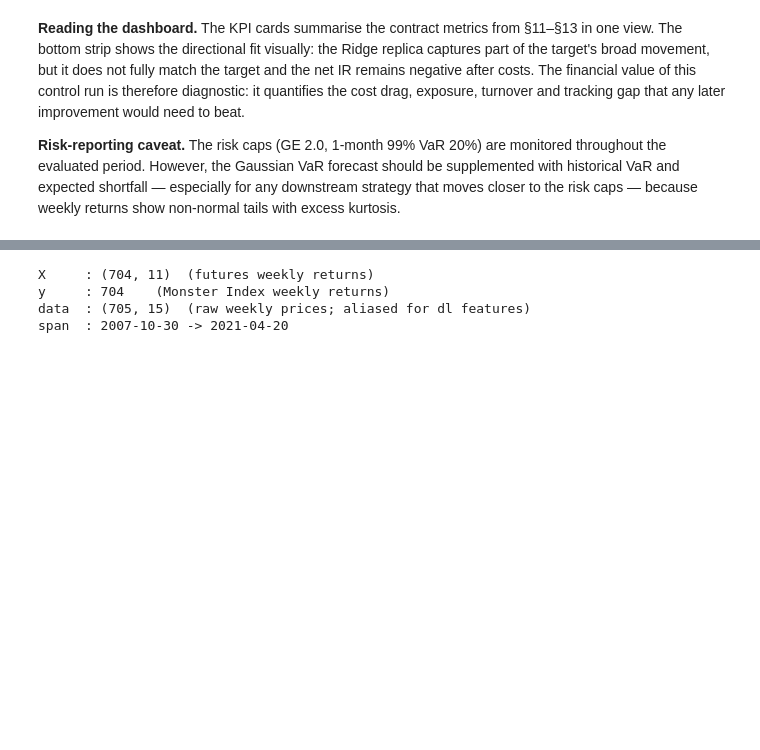
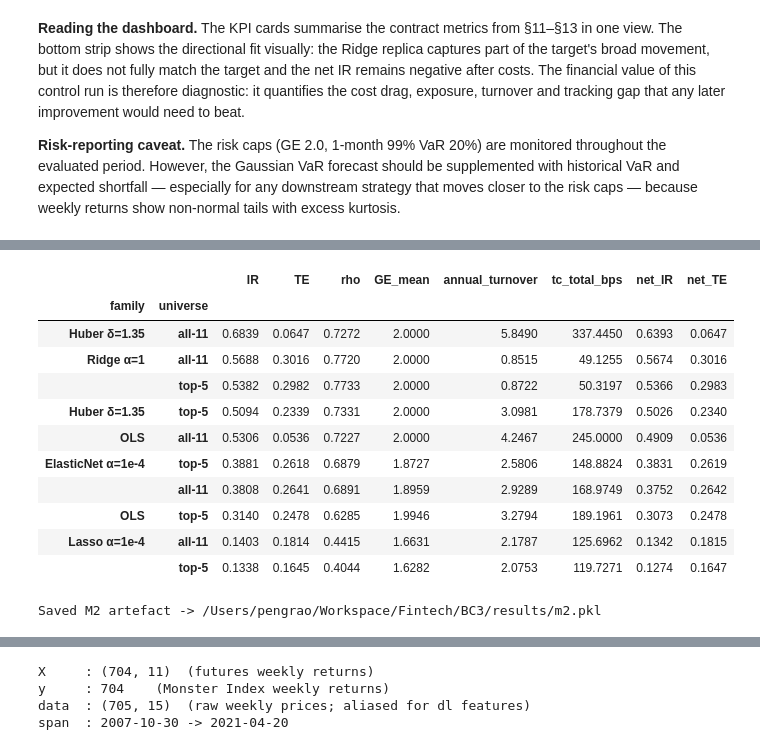
Before and after one commit to Peng-Rao/Fintech, a Jupyter notebook: BC3/main.ipynb, the cells around one changed output, grey strips where cells are left out. Drawn from its saved outputs; the diff is of its cells as text; code cells hidden in the pictures; blank space fills up the shorter version.

```diff
--- a/BC3/main.ipynb
+++ b/BC3/main.ipynb
@@ -1293,0 +1562,61 @@ The Ridge control model tracks the broad direction of the target, but the net in
+# %%
+master_alpha_factories: dict[str, Callable[[], Any]] = {
+    "OLS":         lambda: LinearRegression(fit_intercept=False),
+    "Ridge α=1":   lambda: Ridge(alpha=1.0, fit_intercept=False),
+    "Lasso α=1e-4": lambda: Lasso(alpha=1e-4, fit_intercept=False, max_iter=20000),
+    "ElasticNet α=1e-4": lambda: ElasticNet(alpha=1e-4, l1_ratio=0.5, fit_intercept=False, max_iter=20000),
+    "Huber δ=1.35": lambda: HuberRegressor(alpha=1e-4, epsilon=1.35, fit_intercept=False, max_iter=500),
+}
+
+m2_master: dict[str, ReplicaResult] = {}
+for family, factory in master_alpha_factories.items():
+    for universe, k in (("all-11", None), ("top-5", 5)):
+        label = f"{family} | {universe}"
+        m2_master[label] = run_predict_then_optimize_backtest(
+            X, y, factory,
+            config=BASELINE_CFG,
+            po_config=POConfig(top_k=k),
+            name=label,
+        )
+
+master_rows = []
+for label, r in m2_master.items():
+    family, universe = [s.strip() for s in label.split("|")]
+    m = r.metrics
+    master_rows.append({
+        "family": family,
+        "universe": universe,
+        "IR": m["IR"], "TE": m["TE"], "rho": m["rho"],
+        "GE_mean": m["GE"], "annual_turnover": m["annual_turnover"],
+        "tc_total_bps": m["tc_total_bps"],
+        "net_IR": m["net_IR"], "net_TE": m["net_TE"],
+    })
+master_df = pd.DataFrame(master_rows).sort_values("net_IR", ascending=False).set_index(["family", "universe"])
+display(master_df.round(4))
+
+# Persist M2 artefact for downstream M5 synthesis (one row per (family, universe, metric)).
+results_dir = OUT
+results_dir.mkdir(exist_ok=True)
+m2_artifact = {
+    "table": master_df,
+    "weights": {label: r.weights_history for label, r in m2_master.items()},
+    "metrics": {label: r.metrics for label, r in m2_master.items()},
+    "config": {"po_config": asdict(POConfig()), "harness_config": asdict(BASELINE_CFG)},
+}
+with (results_dir / "m2.pkl").open("wb") as f:
+    pickle.dump(m2_artifact, f)
+print(f"Saved M2 artefact -> {results_dir / 'm2.pkl'}")
+# %% [output]
+|  |  | IR | TE | rho | GE_mean | annual_turnover | tc_total_bps | net_IR | net_TE |
+| family | universe |  |  |  |  |  |  |  |  |
+| Huber δ=1.35 | all-11 | 0.6839 | 0.0647 | 0.7272 | 2.0000 | 5.8490 | 337.4450 | 0.6393 | 0.0647 |
+| Ridge α=1 | all-11 | 0.5688 | 0.3016 | 0.7720 | 2.0000 | 0.8515 | 49.1255 | 0.5674 | 0.3016 |
+|  | top-5 | 0.5382 | 0.2982 | 0.7733 | 2.0000 | 0.8722 | 50.3197 | 0.5366 | 0.2983 |
+| Huber δ=1.35 | top-5 | 0.5094 | 0.2339 | 0.7331 | 2.0000 | 3.0981 | 178.7379 | 0.5026 | 0.2340 |
+| OLS | all-11 | 0.5306 | 0.0536 | 0.7227 | 2.0000 | 4.2467 | 245.0000 | 0.4909 | 0.0536 |
+| ElasticNet α=1e-4 | top-5 | 0.3881 | 0.2618 | 0.6879 | 1.8727 | 2.5806 | 148.8824 | 0.3831 | 0.2619 |
+|  | all-11 | 0.3808 | 0.2641 | 0.6891 | 1.8959 | 2.9289 | 168.9749 | 0.3752 | 0.2642 |
+| OLS | top-5 | 0.3140 | 0.2478 | 0.6285 | 1.9946 | 3.2794 | 189.1961 | 0.3073 | 0.2478 |
+| Lasso α=1e-4 | all-11 | 0.1403 | 0.1814 | 0.4415 | 1.6631 | 2.1787 | 125.6962 | 0.1342 | 0.1815 |
+|  | top-5 | 0.1338 | 0.1645 | 0.4044 | 1.6282 | 2.0753 | 119.7271 | 0.1274 | 0.1647 |
+Saved M2 artefact -> /Users/pengrao/Workspace/Fintech/BC3/results/m2.pkl
```
Also changed, not shown: parts of 59 cells of this notebook, 5 other files.
